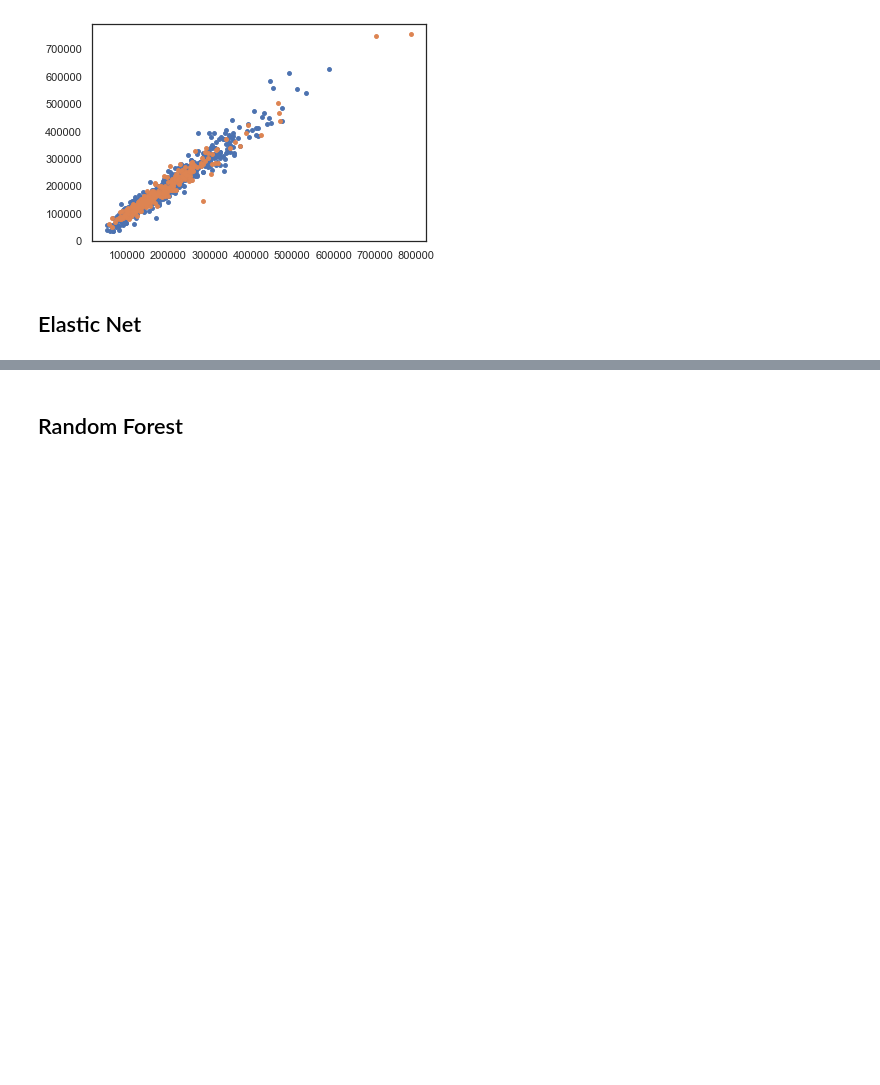
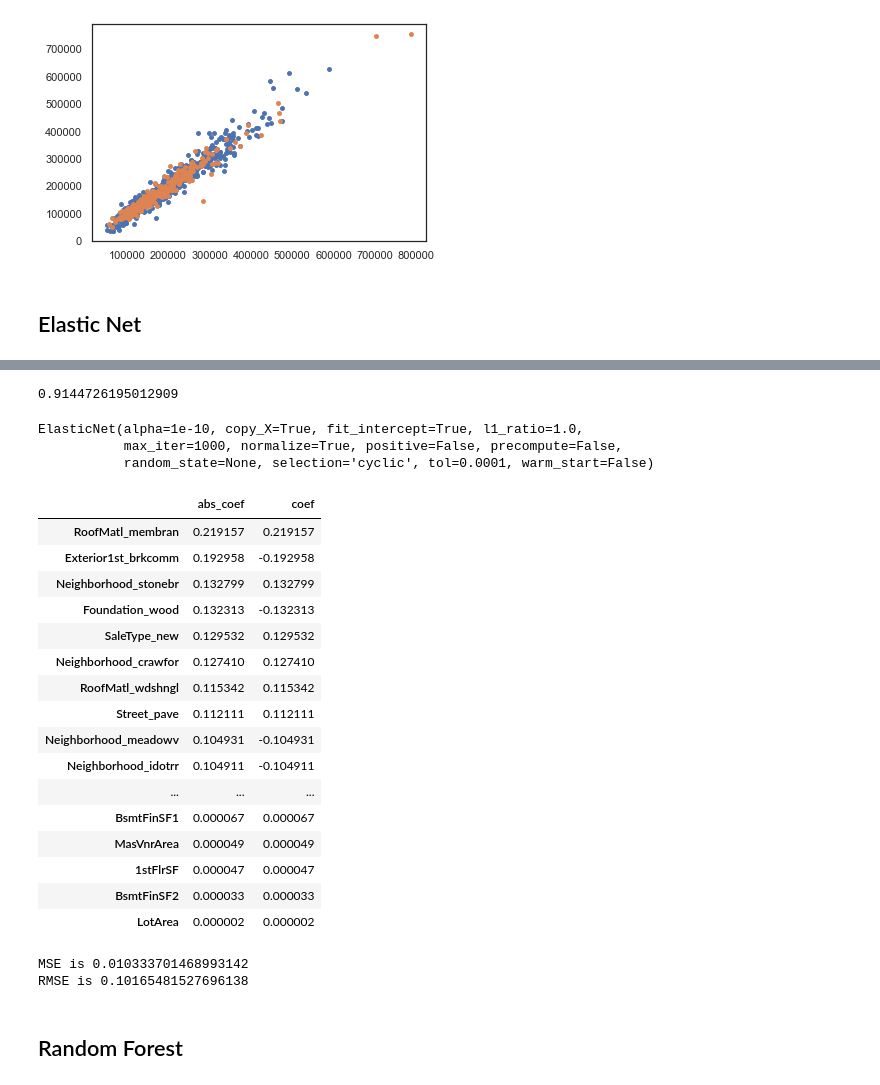
Before and after one commit to zackzbar/ml_houseprice_iowa, a Jupyter notebook: lu/scripts/ml_houseprice_eda.ipynb, the cells around one changed output, grey strips where cells are left out. Drawn from its saved outputs; the diff is of its cells as text; code cells hidden in the pictures; blank space fills up the shorter version.

Commit message:
add Elastic Net model with important predictors selected by Lasso

```diff
--- a/lu/scripts/ml_houseprice_eda.ipynb
+++ b/lu/scripts/ml_houseprice_eda.ipynb
@@ -376,4 +372,8 @@ Lasso(alpha=0.00011090909090909092, copy_X=True, fit_intercept=True,
 # %%
-pd.DataFrame(model_lasso.coef_, index = xtrain.columns, columns = ['coefficient']).sort_values(by = 'coefficient', ascending = False)
-pd.DataFrame({'abs_coef':abs(model_lasso.coef_), 'coef': model_lasso.coef_}, index = xtrain.columns).sort_values(by = 'abs_coef', ascending = False)
+lasso_coef = pd.DataFrame(model_lasso.coef_, index = xtrain.columns, columns = ['coefficient']).sort_values(by = 'coefficient', ascending = False)
+lasso_coef_abs = pd.DataFrame({'abs_coef':abs(model_lasso.coef_), 'coef': model_lasso.coef_}, index = xtrain.columns).sort_values(by = 'abs_coef', ascending = False)
+lasso_coef_imp = lasso_coef_abs[lasso_coef_abs['abs_coef']>0]
+
+print(f"# of predictors before Lasso:", lasso_coef_abs.shape[0])
+print(f"# of predictors after Lasso:", lasso_coef_imp.shape[0])
 # %% [output]
@@ -416,3 +402,15 @@ plt.scatter(np.exp(ytest_lasso), np.exp(ytest), marker="o", s=15, label="Validat
 [figure]
 # %% [markdown]
 ## Elastic Net
+# %%
+## drop non-important columns based on Lasso
+df_reduce = df[lasso_coef_imp.index]
+xtrain_reduce = xtrain[lasso_coef_imp.index]
+# %%
+## Gridsearch of ElasticNet
+alphas = np.linspace(1e-10, 10, 100)
+rhos = np.linspace(0.1, 1, 10)
+params_elasticnet = [{'alpha': alphas, 'l1_ratio': rhos}]
+kf5 = KFold(n_splits=5, shuffle=True, random_state=4)
+grid_elasticnet = GridSearchCV(estimator=ElasticNet(normalize=True), param_grid=params_elasticnet, return_train_score=True, refit=True)
+grid_elasticnet.fit(xtrain_reduce, ytrain)
@@ -418,0 +433,45 @@ plt.scatter(np.exp(ytest_lasso), np.exp(ytest), marker="o", s=15, label="Validat
+# %%
+## best Elastic Net Model
+print(grid_elasticnet.best_score_)
+model_elasticnet = grid_elasticnet.best_estimator_
+model_elasticnet
+# %% [output]
+0.9144726195012909
+ElasticNet(alpha=1e-10, copy_X=True, fit_intercept=True, l1_ratio=1.0,
+           max_iter=1000, normalize=True, positive=False, precompute=False,
+           random_state=None, selection='cyclic', tol=0.0001, warm_start=False)
+# %%
+## Elastic Net Model Coefficients
+elasticnet_coef_abs = pd.DataFrame({'abs_coef':abs(model_elasticnet.coef_), 'coef': model_elasticnet.coef_},
+                              index = xtrain_reduce.columns).sort_values(by = 'abs_coef', ascending = False)
+elasticnet_coef_abs
+# %% [output]
+|  | abs_coef | coef |
+| RoofMatl_membran | 0.219157 | 0.219157 |
+| Exterior1st_brkcomm | 0.192958 | -0.192958 |
+| Neighborhood_stonebr | 0.132799 | 0.132799 |
+| Foundation_wood | 0.132313 | -0.132313 |
+| SaleType_new | 0.129532 | 0.129532 |
+| Neighborhood_crawfor | 0.127410 | 0.127410 |
+| RoofMatl_wdshngl | 0.115342 | 0.115342 |
+| Street_pave | 0.112111 | 0.112111 |
+| Neighborhood_meadowv | 0.104931 | -0.104931 |
+| Neighborhood_idotrr | 0.104911 | -0.104911 |
+| ... | ... | ... |
+| BsmtFinSF1 | 0.000067 | 0.000067 |
+| MasVnrArea | 0.000049 | 0.000049 |
+| 1stFlrSF | 0.000047 | 0.000047 |
+| BsmtFinSF2 | 0.000033 | 0.000033 |
+| LotArea | 0.000002 | 0.000002 |
+# %%
+# Elastic Net Error
+xtest_reduce = xtest[lasso_coef_imp.index]
+
+elasticnet_pred_train = model_elasticnet.predict(xtrain_reduce)
+elasticnet_pred_test = model_elasticnet.predict(xtest_reduce)
+MSE = mean_squared_error(ytrain, elasticnet_pred_train)
+RMSE = np.sqrt(mean_squared_error(ytrain, elasticnet_pred_train))
+print(f"MSE is {MSE}\nRMSE is {RMSE}")
+# %% [output]
+MSE is 0.010333701468993142
+RMSE is 0.10165481527696138
```
Also changed, not shown: parts of 6 cells of this notebook.
